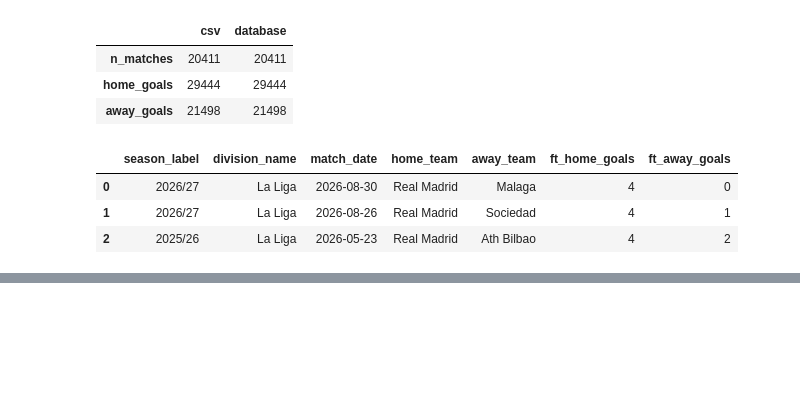
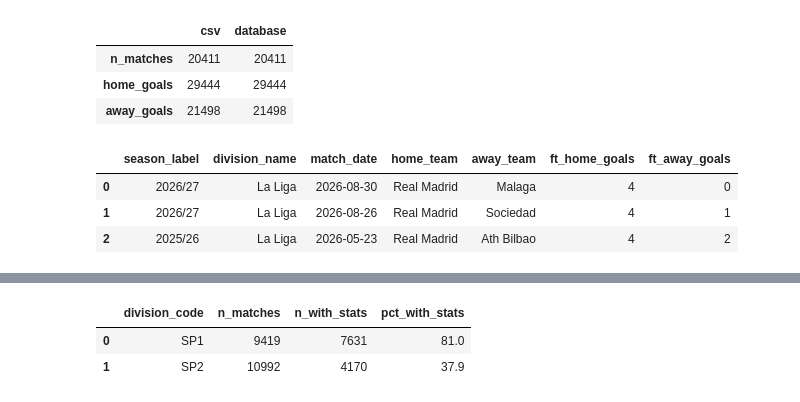
Before and after one commit to idoberk/football-score-predictor, a Jupyter notebook: notebooks/database_load.ipynb, the cells around one changed output, grey strips where cells are left out. Cells and saved outputs as stored; diff of their text form; code cells hidden in the pictures; blank space fills up the shorter version.

```diff
--- a/notebooks/database_load.ipynb
+++ b/notebooks/database_load.ipynb
@@ -321,0 +431,23 @@ real_madrid_home
+# %%
+stats_coverage = pd.read_sql(
+    text(
+        """
+        SELECT
+            m.division_code,
+            COUNT(*) AS n_matches,
+            COUNT(ms.match_id) AS n_with_stats,
+            ROUND(100.0 * COUNT(ms.match_id) / COUNT(*), 1) AS pct_with_stats
+        FROM matches AS m
+        LEFT JOIN match_stats AS ms ON ms.match_id = m.match_id
+        GROUP BY m.division_code
+        ORDER BY m.division_code
+        """
+    ),
+    engine,
+)
+
+stats_coverage
+# %% [output]
+|  | division_code | n_matches | n_with_stats | pct_with_stats |
+| 0 | SP1 | 9419 | 7631 | 81.0 |
+| 1 | SP2 | 10992 | 4170 | 37.9 |
```
Also changed, not shown: parts of 6 cells of this notebook.
